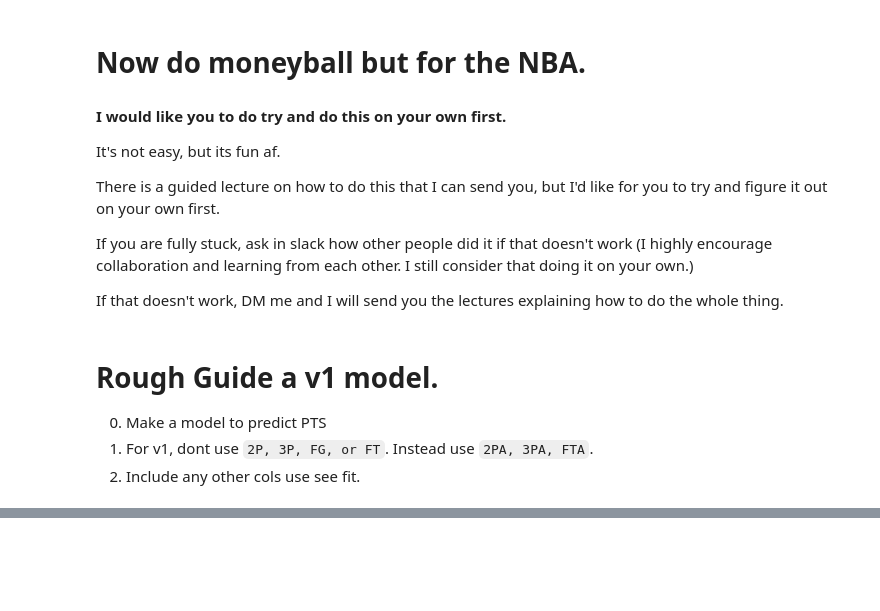
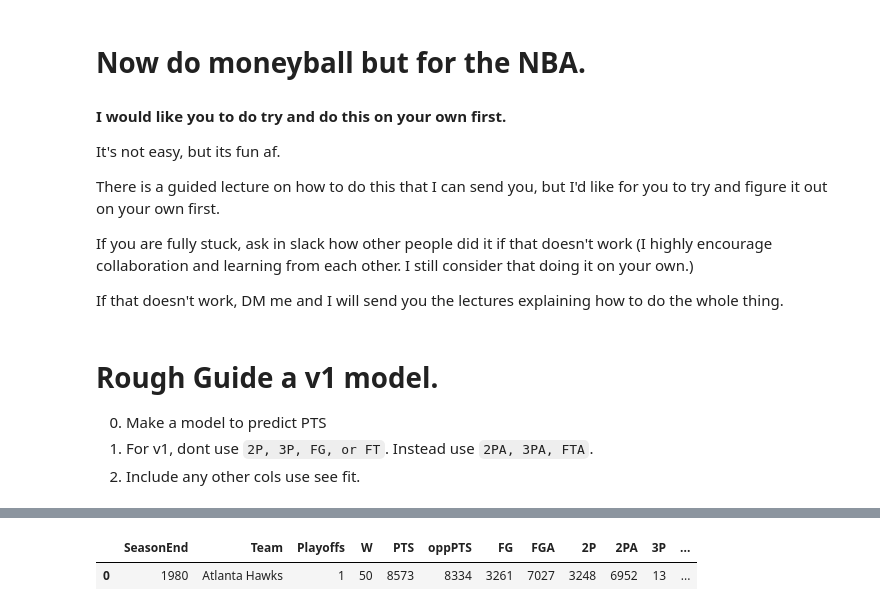
Before and after one commit to Sulaiman-Dem/2023-fall-data-science-fridays, a Jupyter notebook: Week-06-Regression/SDZExercise.ipynb, the cells around one changed output, grey strips where cells are left out. Cells and saved outputs as stored; diff of their text form; code cells hidden in the pictures; blank space fills up the shorter version.

```diff
--- a/Week-06-Regression/SDZExercise.ipynb
+++ b/Week-06-Regression/SDZExercise.ipynb
@@ -183,0 +200,5 @@ If that doesn't work, DM me and I will send you the lectures explaining how to d
+# %%
+df.head(1)
+# %% [output]
+|  | SeasonEnd | Team | Playoffs | W | PTS | oppPTS | FG | FGA | 2P | 2PA | 3P | ... |
+| 0 | 1980 | Atlanta Hawks | 1 | 50 | 8573 | 8334 | 3261 | 7027 | 3248 | 6952 | 13 | ... |
```
Also changed, not shown: parts of 4 cells of this notebook.
